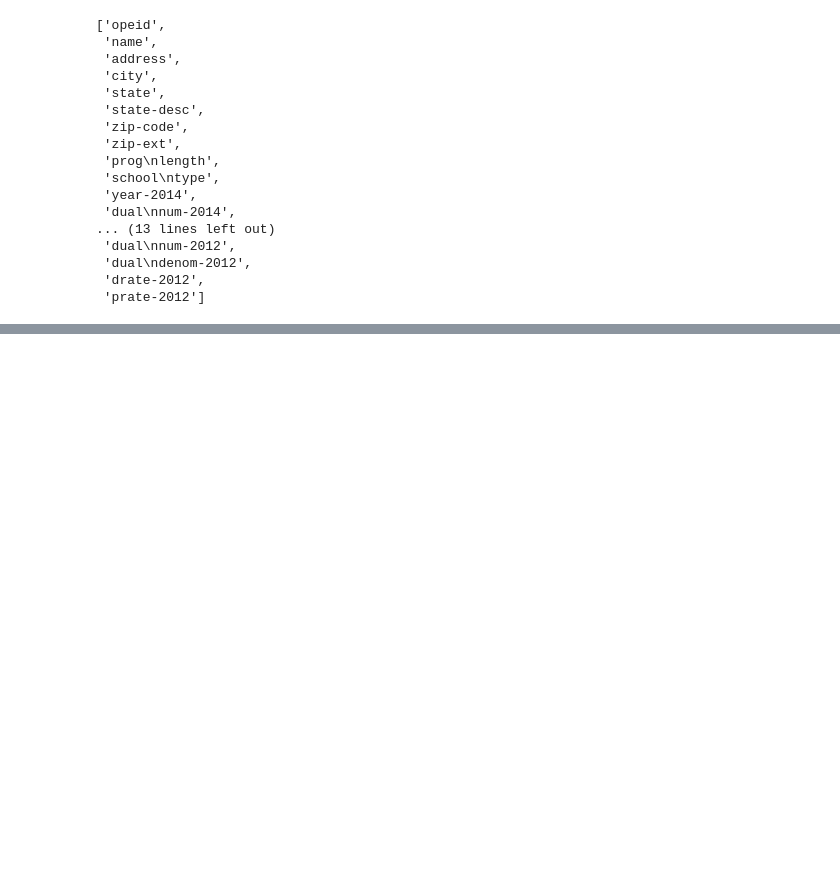
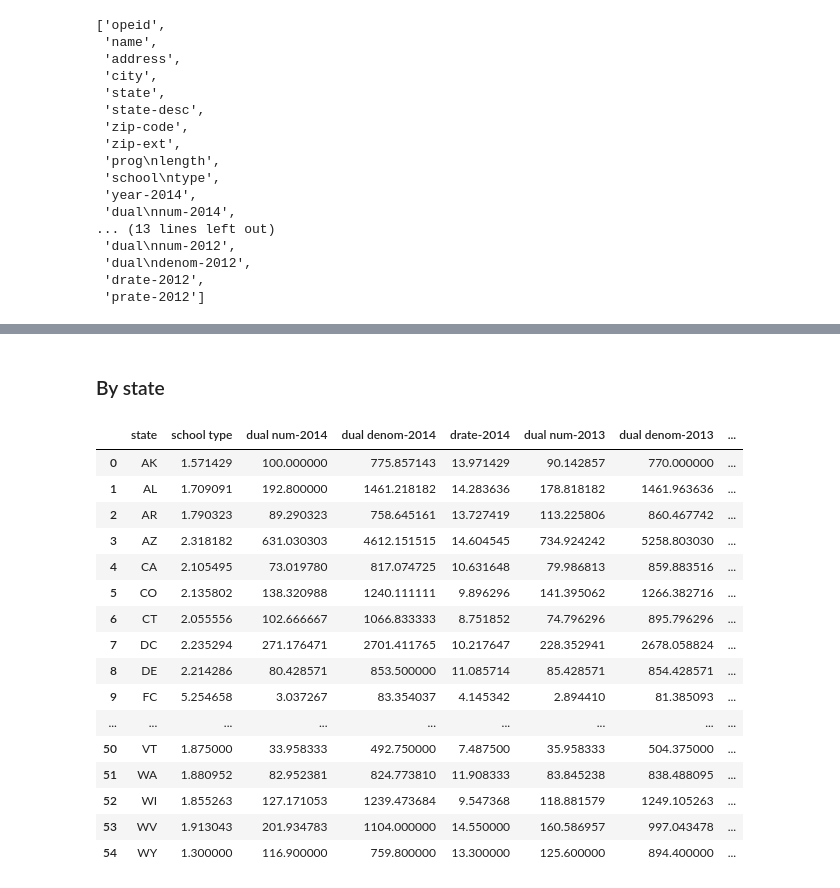
Before and after one commit to isabella232/federal-aid-data, a Jupyter notebook: default-only.ipynb, the cells around one changed output, grey strips where cells are left out. Cells and saved outputs as stored; diff of their text form; code cells hidden in the pictures; blank space fills up the shorter version.

```diff
--- a/default-only.ipynb
+++ b/default-only.ipynb
@@ -127,0 +257,23 @@ nativeamer_schools
+# %% [markdown]
+### By state
+# %%
+avgDefaulters_byState = default_cond.groupby('state').mean().reset_index().drop(['opeid','prog\nlength','ethnic-code'], axis=1)
+avgDefaulters_byState
+# %% [output]
+|  | state | school type | dual num-2014 | dual denom-2014 | drate-2014 | dual num-2013 | dual denom-2013 | ... |
+| 0 | AK | 1.571429 | 100.000000 | 775.857143 | 13.971429 | 90.142857 | 770.000000 | ... |
+| 1 | AL | 1.709091 | 192.800000 | 1461.218182 | 14.283636 | 178.818182 | 1461.963636 | ... |
+| 2 | AR | 1.790323 | 89.290323 | 758.645161 | 13.727419 | 113.225806 | 860.467742 | ... |
+| 3 | AZ | 2.318182 | 631.030303 | 4612.151515 | 14.604545 | 734.924242 | 5258.803030 | ... |
+| 4 | CA | 2.105495 | 73.019780 | 817.074725 | 10.631648 | 79.986813 | 859.883516 | ... |
+| 5 | CO | 2.135802 | 138.320988 | 1240.111111 | 9.896296 | 141.395062 | 1266.382716 | ... |
+| 6 | CT | 2.055556 | 102.666667 | 1066.833333 | 8.751852 | 74.796296 | 895.796296 | ... |
+| 7 | DC | 2.235294 | 271.176471 | 2701.411765 | 10.217647 | 228.352941 | 2678.058824 | ... |
+| 8 | DE | 2.214286 | 80.428571 | 853.500000 | 11.085714 | 85.428571 | 854.428571 | ... |
+| 9 | FC | 5.254658 | 3.037267 | 83.354037 | 4.145342 | 2.894410 | 81.385093 | ... |
+| ... | ... | ... | ... | ... | ... | ... | ... | ... |
+| 50 | VT | 1.875000 | 33.958333 | 492.750000 | 7.487500 | 35.958333 | 504.375000 | ... |
+| 51 | WA | 1.880952 | 82.952381 | 824.773810 | 11.908333 | 83.845238 | 838.488095 | ... |
+| 52 | WI | 1.855263 | 127.171053 | 1239.473684 | 9.547368 | 118.881579 | 1249.105263 | ... |
+| 53 | WV | 1.913043 | 201.934783 | 1104.000000 | 14.550000 | 160.586957 | 997.043478 | ... |
+| 54 | WY | 1.300000 | 116.900000 | 759.800000 | 13.300000 | 125.600000 | 894.400000 | ... |
```
Also changed, not shown: parts of 18 cells of this notebook, 2 other files.
